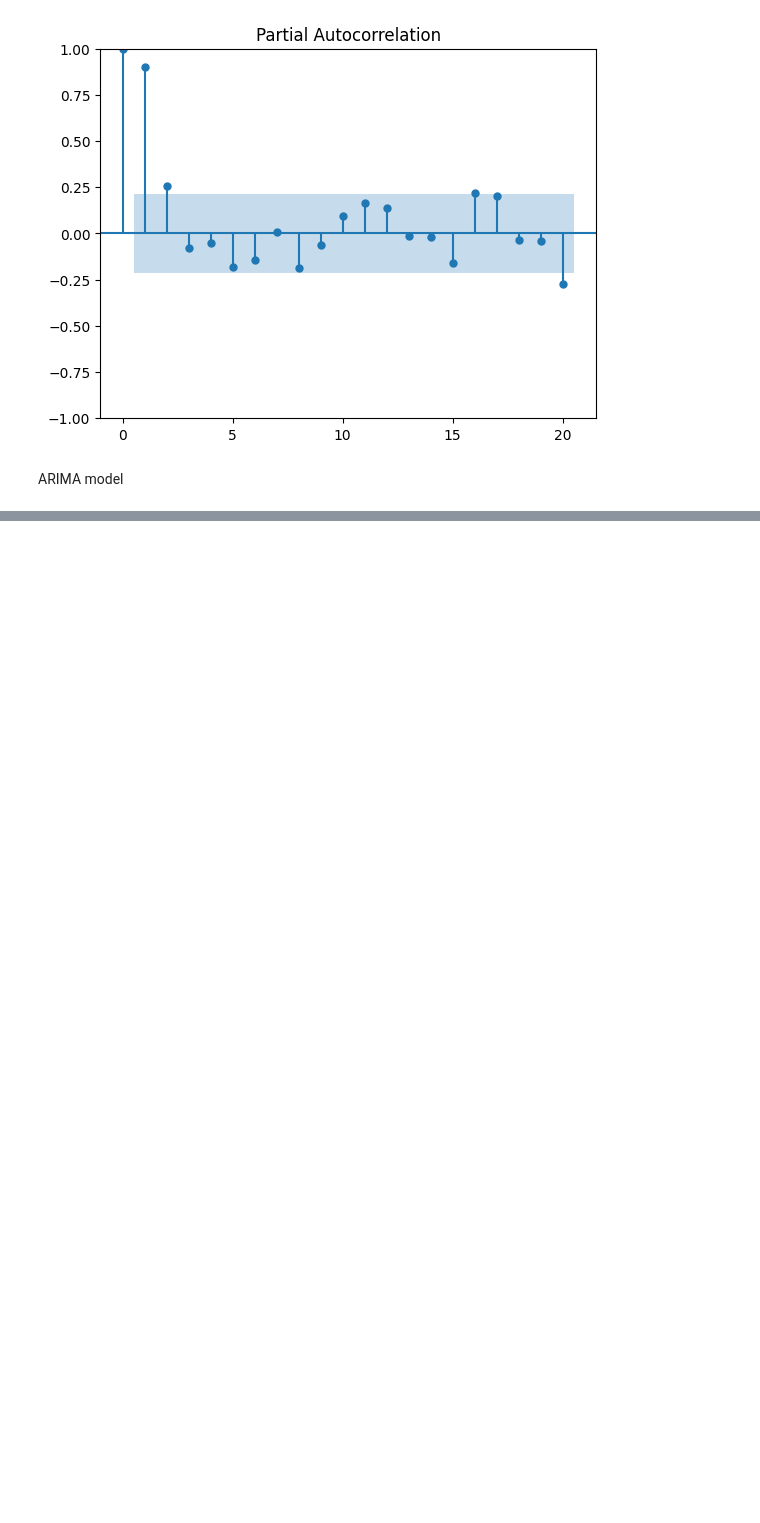
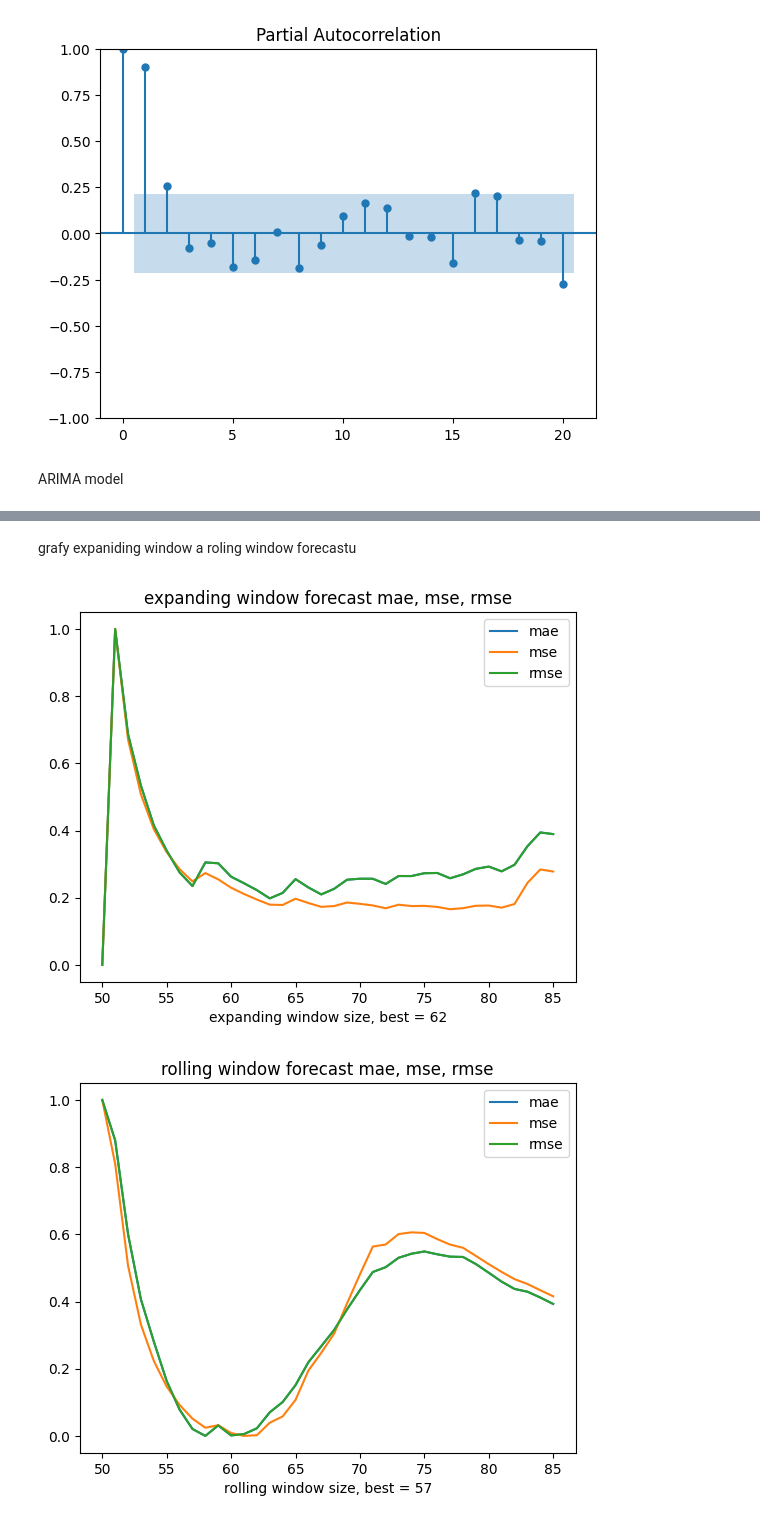
Before and after one commit to HonzaHalik/predikce-nabidky, a Jupyter notebook: modely.ipynb, the cells around one changed output, grey strips where cells are left out. Cells and saved outputs as stored; diff of their text form; code cells hidden in the pictures; blank space fills up the shorter version.

Commit message:
exw a rw forecasty ale rw je asi udelanej spatne

```diff
--- a/modely.ipynb
+++ b/modely.ipynb
@@ -440,0 +487,77 @@ plt.show()
+# %% [markdown]
+grafy expaniding window a roling window forecastu
+# %%
+
+#>> graf mae v ruznych exw forecast sirkacha ruznych rw sirkach
+grafy = 1  # 3 pro tri grafy se spravnym skalovanim, 1 pro jeden graf kde je skala normalizovana
+if grafy == 3:
+    #*expanding window
+    plt.title("expanding window forecast mae")
+    plt.ylabel("average mae")
+    plt.xlabel(f"expanding window size, best = {best_exw_size}")
+    plt.plot(range(50,len(exw_mae_average_list)+50),exw_mae_average_list, label = "mae")
+    plt.legend()
+    plt.show()
+
+    plt.title("expanding window forecast mae")
+    plt.ylabel("average mse")
+    plt.xlabel(f"expanding window size, best = {best_exw_size}")
+    plt.plot(range(50,len(exw_mae_average_list)+50),exw_mse_average_list, label = 'mse')
+    plt.legend()
+    plt.show()
+
+    plt.title("expanding window forecast mae")
+    plt.ylabel("average rmse")
+    plt.xlabel(f"expanding window size, best = {best_exw_size}")
+    plt.plot(range(50,len(exw_mae_average_list)+50),exw_rmse_average_list, label = "rmse")
+    plt.legend()
+    plt.show()
+
+    #* roling window
+    plt.title("expanding window forecast mae")
+    plt.ylabel("average mae")
+    plt.xlabel(f"rolling window size, best = {best_rw_size}")
+    plt.plot(range(50,len(rw_mae_average_list)+50),rw_mae_average_list, label = "mae")
+    plt.legend()
+    plt.show()
+
+    plt.title("expanding window forecast mae")
+    plt.ylabel("average mse")
+    plt.xlabel(f"rolling window size, best = {best_exw_size}")
+    plt.plot(range(50,len(rw_mae_average_list)+50),rw_mse_average_list, label = 'mse')
+    plt.legend()
+    plt.show()
+
+    plt.title("expanding window forecast mae")
+    plt.ylabel("average rmse")
+    plt.xlabel(f"rolling window size, best = {best_exw_size}")
+    plt.plot(range(50,len(rw_mae_average_list)+50),rw_rmse_average_list, label = "rmse")
+    plt.legend()
+    plt.show()
+elif grafy == 1:
+    #* expanding window
+    #* normalizace mae, mse, rmse
+    normalized_exw_mae_average_list = [(x - min(exw_mae_average_list)) / (max(exw_mae_average_list) - min(exw_mae_average_list)) for x in exw_mae_average_list]
+    normalized_exw_mse_average_list = [(x - min(exw_mse_average_list)) / (max(exw_mse_average_list) - min(exw_mse_average_list)) for x in exw_mse_average_list]
+    normalized_exw_rmse_average_list = [(x - min(exw_rmse_average_list)) / (max(exw_rmse_average_list) - min(exw_rmse_average_list)) for x in exw_rmse_average_list]
+    plt.title("expanding window forecast mae, mse, rmse")
+    plt.xlabel(f"expanding window size, best = {best_exw_size}")
+    plt.plot(range(50,len(exw_mae_average_list)+50),normalized_exw_mae_average_list, label = "mae")
+    plt.plot(range(50,len(exw_mse_average_list)+50),normalized_exw_mse_average_list, label = "mse")
+    plt.plot(range(50,len(exw_rmse_average_list)+50),normalized_exw_rmse_average_list, label = "rmse")
+    plt.legend()
+    plt.show()
+    #* rolling window
+    normalized_rw_mae_average_list = [(x - min(rw_mae_average_list)) / (max(rw_mae_average_list) - min(rw_mae_average_list)) for x in rw_mae_average_list]
+    normalized_rw_mse_average_list = [(x - min(rw_mse_average_list)) / (max(rw_mse_average_list) - min(rw_mse_average_list)) for x in rw_mse_average_list]
+    normalized_rw_rmse_average_list = [(x - min(rw_rmse_average_list)) / (max(rw_rmse_average_list) - min(rw_rmse_average_list)) for x in rw_rmse_average_list]
+    plt.title("rolling window forecast mae, mse, rmse")
+    plt.xlabel(f"rolling window size, best = {best_rw_size}")
+    plt.plot(range(50,len(rw_mae_average_list)+50),normalized_rw_mae_average_list, label = "mae")
+    plt.plot(range(50,len(rw_mse_average_list)+50),normalized_rw_mse_average_list, label = "mse")
+    plt.plot(range(50,len(rw_rmse_average_list)+50),normalized_rw_rmse_average_list, label = "rmse")
+    plt.legend()
+    plt.show()
+# %% [output]
+[figure, added]
+[figure, added]
```
Also changed, not shown: parts of 6 cells of this notebook.
